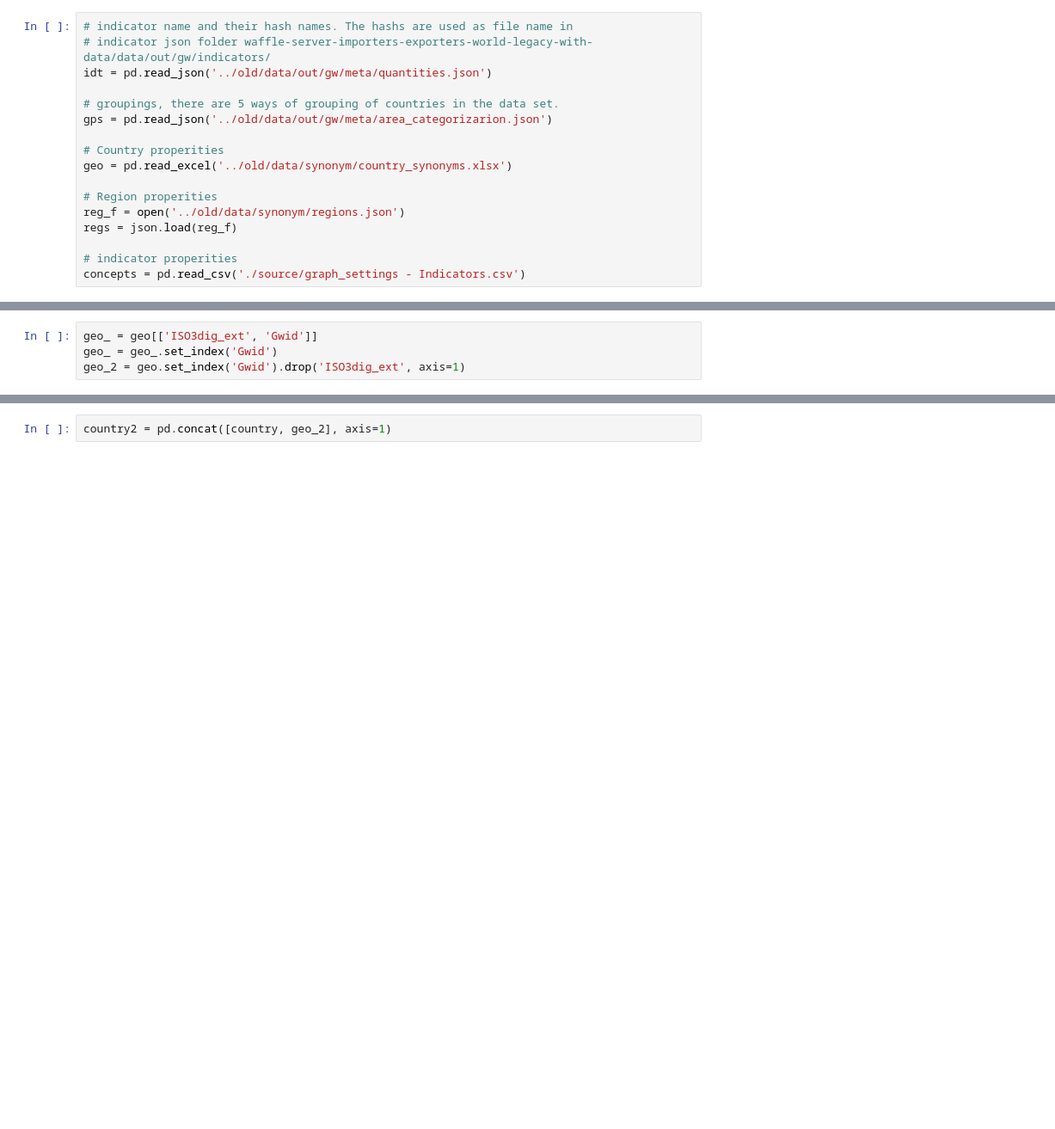
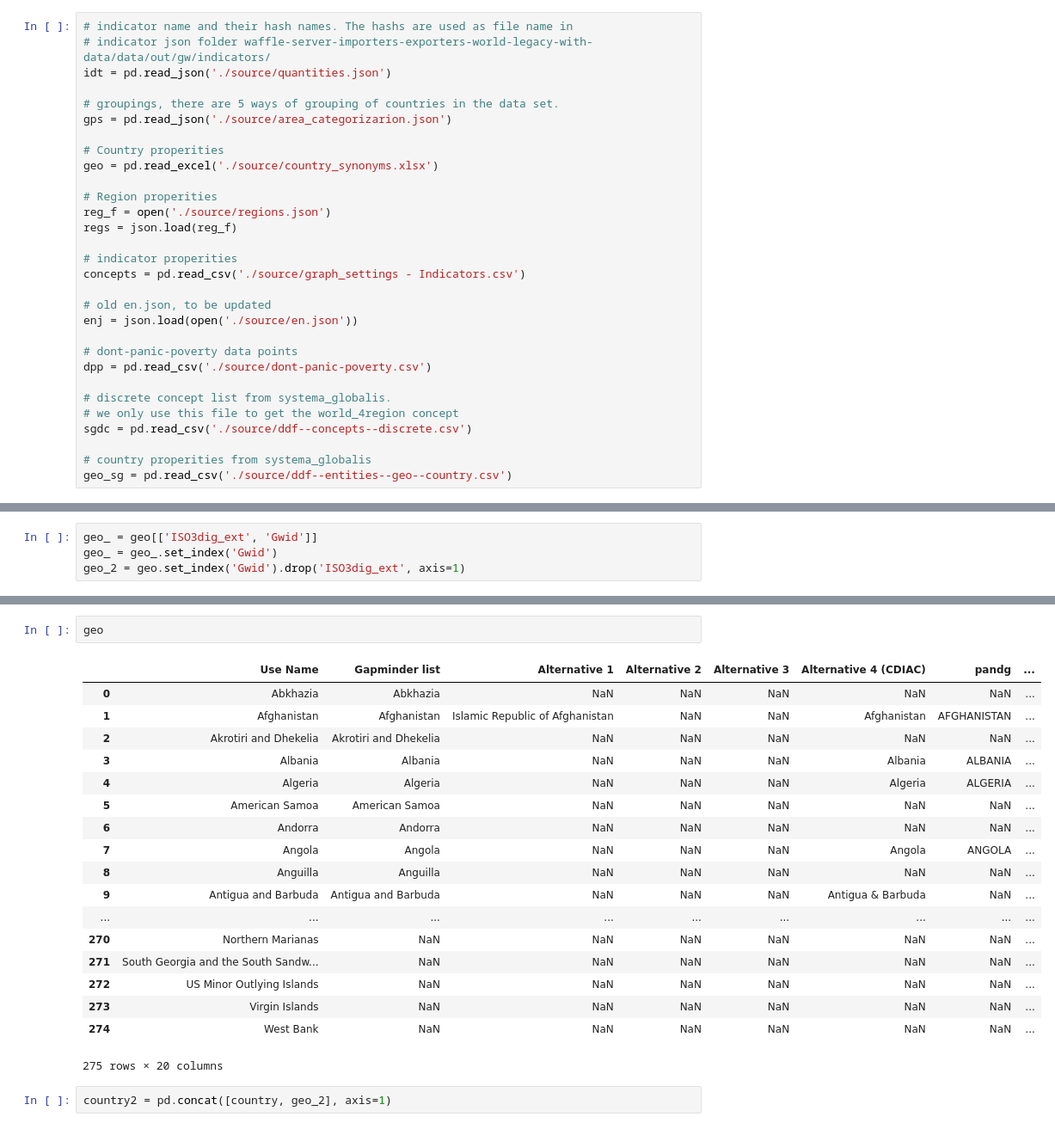
Before and after one commit to semio/ddf--gapminder--gapminder_world, a Jupyter notebook: waffle.ipynb, the cells around one changed output, grey strips where cells are left out. Shown at 86% size. Cells and saved outputs as stored; diff of their text form; blank space fills up the shorter version.

Commit message:
update readme and source

```diff
--- a/waffle.ipynb
+++ b/waffle.ipynb
@@ -13,20 +13,33 @@ import json
 # %%
 # indicator name and their hash names. The hashs are used as file name in
 # indicator json folder waffle-server-importers-exporters-world-legacy-with-data/data/out/gw/indicators/
-idt = pd.read_json('../old/data/out/gw/meta/quantities.json')
+idt = pd.read_json('./source/quantities.json')
 
 # groupings, there are 5 ways of grouping of countries in the data set.
-gps = pd.read_json('../old/data/out/gw/meta/area_categorizarion.json')
+gps = pd.read_json('./source/area_categorizarion.json')
 
 # Country properities
-geo = pd.read_excel('../old/data/synonym/country_synonyms.xlsx')
+geo = pd.read_excel('./source/country_synonyms.xlsx')
 
 # Region properities
-reg_f = open('../old/data/synonym/regions.json')
+reg_f = open('./source/regions.json')
 regs = json.load(reg_f)
 
 # indicator properities
 concepts = pd.read_csv('./source/graph_settings - Indicators.csv')
+
+# old en.json, to be updated
+enj = json.load(open('./source/en.json'))
+
+# dont-panic-poverty data points
+dpp = pd.read_csv('./source/dont-panic-poverty.csv')
+
+# discrete concept list from systema_globalis.
+# we only use this file to get the world_4region concept
+sgdc = pd.read_csv('./source/ddf--concepts--discrete.csv')
+
+# country properities from systema_globalis
+geo_sg = pd.read_csv('./source/ddf--entities--geo--country.csv')
 # %% [markdown]
 ## helper function
 # %%
@@ -106,6 +119,27 @@ for i, n in gps.n.apply(to_concept_id).iteritems():
     ser = pd.Series(res)
 
     country[n] = ser
+# %%
+geo
+# %% [output]
+|  | Use Name | Gapminder list | Alternative 1 | Alternative 2 | Alternative 3 | Alternative 4 (CDIAC) | pandg | ... |
+| 0 | Abkhazia | Abkhazia | NaN | NaN | NaN | NaN | NaN | ... |
+| 1 | Afghanistan | Afghanistan | Islamic Republic of Afghanistan | NaN | NaN | Afghanistan | AFGHANISTAN | ... |
+| 2 | Akrotiri and Dhekelia | Akrotiri and Dhekelia | NaN | NaN | NaN | NaN | NaN | ... |
+| 3 | Albania | Albania | NaN | NaN | NaN | Albania | ALBANIA | ... |
+| 4 | Algeria | Algeria | NaN | NaN | NaN | Algeria | ALGERIA | ... |
+| 5 | American Samoa | American Samoa | NaN | NaN | NaN | NaN | NaN | ... |
+| 6 | Andorra | Andorra | NaN | NaN | NaN | NaN | NaN | ... |
+| 7 | Angola | Angola | NaN | NaN | NaN | Angola | ANGOLA | ... |
+| 8 | Anguilla | Anguilla | NaN | NaN | NaN | NaN | NaN | ... |
+| 9 | Antigua and Barbuda | Antigua and Barbuda | NaN | NaN | NaN | Antigua & Barbuda | NaN | ... |
+| ... | ... | ... | ... | ... | ... | ... | ... | ... |
+| 270 | Northern Marianas | NaN | NaN | NaN | NaN | NaN | NaN | ... |
+| 271 | South Georgia and the South Sandw... | NaN | NaN | NaN | NaN | NaN | NaN | ... |
+| 272 | US Minor Outlying Islands | NaN | NaN | NaN | NaN | NaN | NaN | ... |
+| 273 | Virgin Islands | NaN | NaN | NaN | NaN | NaN | NaN | ... |
+| 274 | West Bank | NaN | NaN | NaN | NaN | NaN | NaN | ... |
+275 rows × 20 columns
 # %%
 country2 = pd.concat([country, geo_2], axis=1)
 # %%
```
Also changed, not shown: parts of 2 cells of this notebook, 6 other files.
